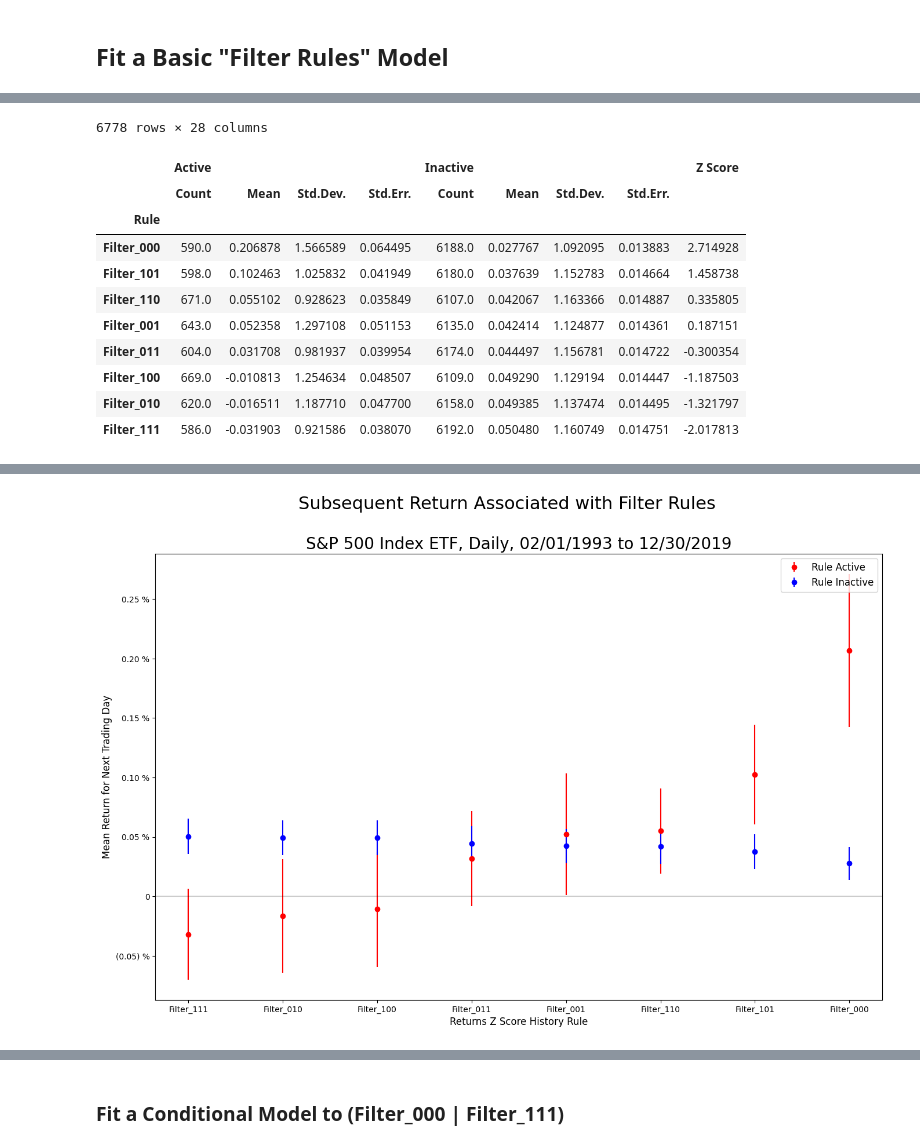
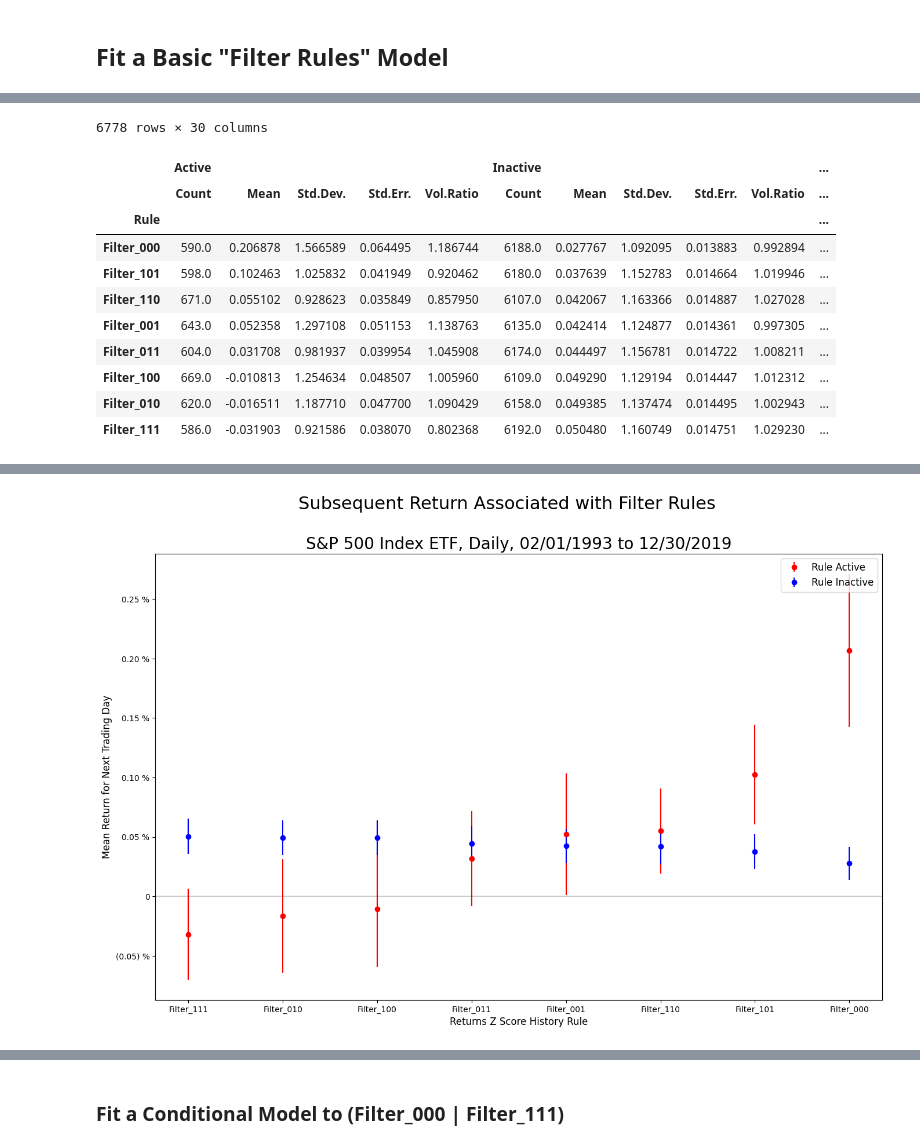
Before and after one commit to Farmhouse121/Financial-Data-Science-in-Python, a Jupyter notebook: Alphas/Filter_Rules.ipynb, the cells around one changed output, grey strips where cells are left out. Saved outputs shown, nothing was run; the diff lists cells and outputs as text; code cells hidden in the pictures.

```diff
--- a/Alphas/Filter_Rules.ipynb
+++ b/Alphas/Filter_Rules.ipynb
@@ -98,7 +98,7 @@ Covariance estimator: robust
 # %%
 # create filter rules summary holder, re-run this cell to reset dataframe
 from itertools import product
-summary=pd.DataFrame({tuple(x):[] for x in product(['Active','Inactive'],['Mean','Std.Dev.','Count','Std.Err.'])},index=pd.Series([],name='Filter'))
+summary=pd.DataFrame({tuple(x):[] for x in product(['Active','Inactive'],['Mean','Std.Dev.','Count','Std.Err.','Vol.Ratio'])},index=pd.Series([],name='Filter'))
 # %%
 nprint("Creating filter rule indicators with order {:d} and offset {:f}.".format(forder:=3,foffset:=0.1))
 
@@ -123,12 +123,13 @@ display(data)
 
 for f in data.columns[data.columns.str.contains('Filter')]:
     g=data[[f,'Return']].groupby(f)
-    summary.loc[f,('Active','Mean')]=g.mean().loc[one,'Return']
-    summary.loc[f,('Inactive','Mean')]=g.mean().loc[zero,'Return']
-    summary.loc[f,('Active','Std.Dev.')]=g.std().loc[one,'Return']
-    summary.loc[f,('Inactive','Std.Dev.')]=g.std().loc[zero,'Return']
-    summary.loc[f,('Active','Count')]=g.count().loc[one,'Return']
-    summary.loc[f,('Inactive','Count')]=g.count().loc[zero,'Return']
+    h=data[[f,'Z Score']].groupby(f)
+
+    for s in 'Active','Inactive':
+        summary.loc[f,(s,'Mean')]=g.mean().loc[t:=one if s=='Active' else zero,'Return']
+        summary.loc[f,(s,'Std.Dev.')]=g.std().loc[t,'Return']
+        summary.loc[f,(s,'Count')]=g.count().loc[t,'Return']
+        summary.loc[f,(s,'Vol.Ratio')]=h.std().loc[t,'Z Score']
 
     for s in [c for c in set(summary.columns.get_level_values(0)) if c!='Z Score']:
         summary.loc[f,(s,'Std.Err.')]=summary.loc[f,(s,'Std.Dev.')]/np.sqrt(summary.loc[f,(s,'Count')])
@@ -160,25 +161,25 @@ nprint("Saved figure to '{:s}'.".format(filename))
 | SPY | Close | High | Low | Open | Volume | Return | Volatility | Alpha | Z Score | Direction | ... |
 | Date |  |  |  |  |  |  |  |  |  |  | ... |
 | 1993-02-01 | 24.626419 | 24.626419 | 24.469895 | 24.469895 | 480500 | 0.711161 | NaN | NaN | NaN | 0.0 | ... |
 | 1993-02-02 | 24.678600 | 24.695992 | 24.556860 | 24.609034 | 201300 | 0.211891 | 0.783965 | 0.035323 | NaN | 0.0 | ... |
 | 1993-02-03 | 24.939487 | 24.956879 | 24.696006 | 24.713397 | 529400 | 1.057139 | 0.750739 | 0.054252 | 1.279250 | 1.0 | ... |
 | 1993-02-04 | 25.043837 | 25.096011 | 24.748180 | 25.026445 | 531500 | 0.418409 | 0.719916 | 0.022206 | 0.527751 | 1.0 | ... |
 | 1993-02-05 | 25.026451 | 25.078626 | 24.887319 | 25.026451 | 492100 | -0.069420 | 0.691363 | 0.046423 | -0.160911 | -1.0 | ... |
 | ... | ... | ... | ... | ... | ... | ... | ... | ... | ... | ... | ... |
 | 2019-12-23 | 296.917694 | 297.315155 | 296.769796 | 297.259697 | 52990000 | 0.152760 | 0.484166 | 0.045664 | 0.216681 | 1.0 | ... |
 | 2019-12-24 | 296.927002 | 297.195041 | 296.621953 | 297.148835 | 20270000 | 0.003135 | 0.475015 | 0.056494 | -0.110208 | -1.0 | ... |
 | 2019-12-26 | 298.507660 | 298.516912 | 297.306024 | 297.315248 | 30911200 | 0.532339 | 0.467301 | 0.062167 | 0.989805 | 1.0 | ... |
 | 2019-12-27 | 298.433624 | 299.302510 | 297.897517 | 299.247051 | 42528800 | -0.024802 | 0.459754 | 0.042103 | -0.143173 | -1.0 | ... |
 | 2019-12-30 | 296.788391 | 298.655584 | 296.298490 | 298.516938 | 49729100 | -0.551289 | 0.453866 | 0.063226 | -1.336617 | -1.0 | ... |
-6778 rows × 28 columns
+6778 rows × 30 columns
-|  | Active |  |  |  | Inactive |  |  |  | Z Score |
-|  | Count | Mean | Std.Dev. | Std.Err. | Count | Mean | Std.Dev. | Std.Err. |  |
-| Rule |  |  |  |  |  |  |  |  |  |
-| Filter_000 | 590.0 | 0.206878 | 1.566589 | 0.064495 | 6188.0 | 0.027767 | 1.092095 | 0.013883 | 2.714928 |
-| Filter_101 | 598.0 | 0.102463 | 1.025832 | 0.041949 | 6180.0 | 0.037639 | 1.152783 | 0.014664 | 1.458738 |
-| Filter_110 | 671.0 | 0.055102 | 0.928623 | 0.035849 | 6107.0 | 0.042067 | 1.163366 | 0.014887 | 0.335805 |
-| Filter_001 | 643.0 | 0.052358 | 1.297108 | 0.051153 | 6135.0 | 0.042414 | 1.124877 | 0.014361 | 0.187151 |
-| Filter_011 | 604.0 | 0.031708 | 0.981937 | 0.039954 | 6174.0 | 0.044497 | 1.156781 | 0.014722 | -0.300354 |
-| Filter_100 | 669.0 | -0.010813 | 1.254634 | 0.048507 | 6109.0 | 0.049290 | 1.129194 | 0.014447 | -1.187503 |
-| Filter_010 | 620.0 | -0.016511 | 1.187710 | 0.047700 | 6158.0 | 0.049385 | 1.137474 | 0.014495 | -1.321797 |
-| Filter_111 | 586.0 | -0.031903 | 0.921586 | 0.038070 | 6192.0 | 0.050480 | 1.160749 | 0.014751 | -2.017813 |
+|  | Active |  |  |  |  | Inactive |  |  |  |  | ... |
+|  | Count | Mean | Std.Dev. | Std.Err. | Vol.Ratio | Count | Mean | Std.Dev. | Std.Err. | Vol.Ratio | ... |
+| Rule |  |  |  |  |  |  |  |  |  |  | ... |
+| Filter_000 | 590.0 | 0.206878 | 1.566589 | 0.064495 | 1.186744 | 6188.0 | 0.027767 | 1.092095 | 0.013883 | 0.992894 | ... |
+| Filter_101 | 598.0 | 0.102463 | 1.025832 | 0.041949 | 0.920462 | 6180.0 | 0.037639 | 1.152783 | 0.014664 | 1.019946 | ... |
+| Filter_110 | 671.0 | 0.055102 | 0.928623 | 0.035849 | 0.857950 | 6107.0 | 0.042067 | 1.163366 | 0.014887 | 1.027028 | ... |
+| Filter_001 | 643.0 | 0.052358 | 1.297108 | 0.051153 | 1.138763 | 6135.0 | 0.042414 | 1.124877 | 0.014361 | 0.997305 | ... |
+| Filter_011 | 604.0 | 0.031708 | 0.981937 | 0.039954 | 1.045908 | 6174.0 | 0.044497 | 1.156781 | 0.014722 | 1.008211 | ... |
+| Filter_100 | 669.0 | -0.010813 | 1.254634 | 0.048507 | 1.005960 | 6109.0 | 0.049290 | 1.129194 | 0.014447 | 1.012312 | ... |
+| Filter_010 | 620.0 | -0.016511 | 1.187710 | 0.047700 | 1.090429 | 6158.0 | 0.049385 | 1.137474 | 0.014495 | 1.002943 | ... |
+| Filter_111 | 586.0 | -0.031903 | 0.921586 | 0.038070 | 0.802368 | 6192.0 | 0.050480 | 1.160749 | 0.014751 | 1.029230 | ... |
```
Also changed, not shown: parts of 4 cells of this notebook.
